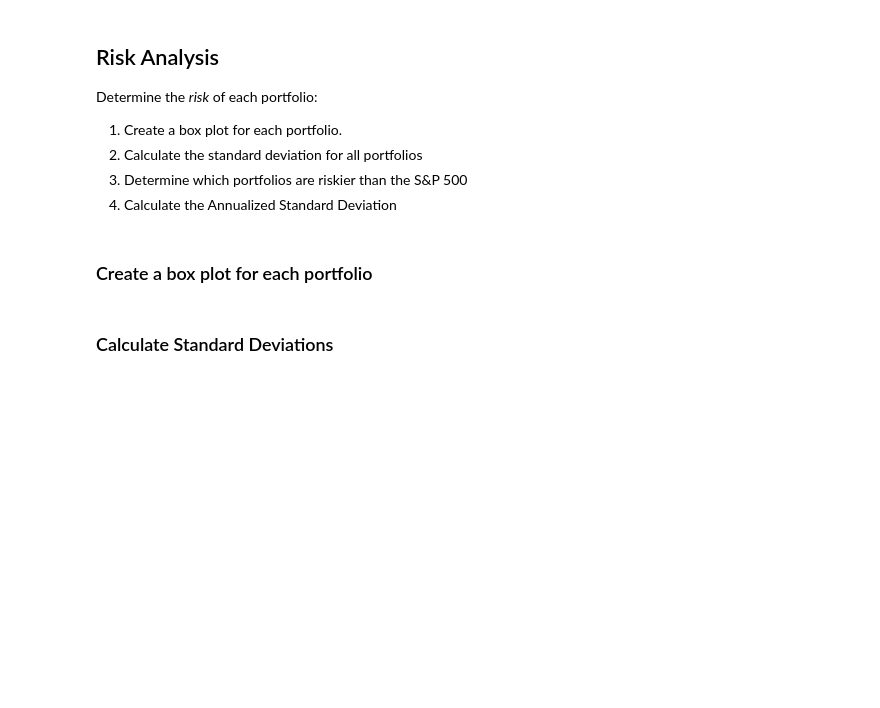
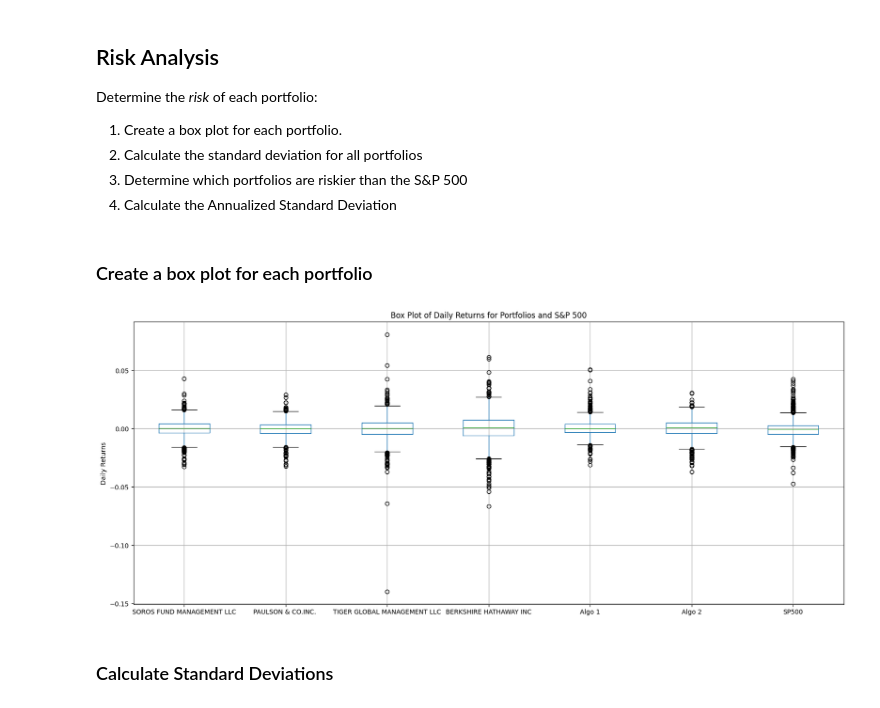
Before and after one commit to quobebrew/Challenge-4, a Jupyter notebook: whale_analysis.ipynb, the cells around one changed output. Cells and saved outputs as stored; diff of their text form; code cells hidden in the pictures; blank space fills up the shorter version.

```diff
--- a/whale_analysis.ipynb
+++ b/whale_analysis.ipynb
@@ -288,3 +305,16 @@ Determine the _risk_ of each portfolio:
+# %%
+# Box plot to visually show risk
+import matplotlib.pyplot as plt
+combined_daily_returns_df.columns
+
+combined_daily_returns_df[['SOROS FUND MANAGEMENT LLC', 'PAULSON & CO.INC. ',
+       'TIGER GLOBAL MANAGEMENT LLC', 'BERKSHIRE HATHAWAY INC', 'Algo 1',
+       'Algo 2', 'SP500']].boxplot(figsize=(20,8))
+plt.title('Box Plot of Daily Returns for Portfolios and S&P 500')
+plt.ylabel('Daily Returns')
+plt.show()
+# %% [output]
+[figure, added]
 # %% [markdown]
 ### Calculate Standard Deviations
 # %%
```
Also changed, not shown: parts of 46 cells of this notebook.
